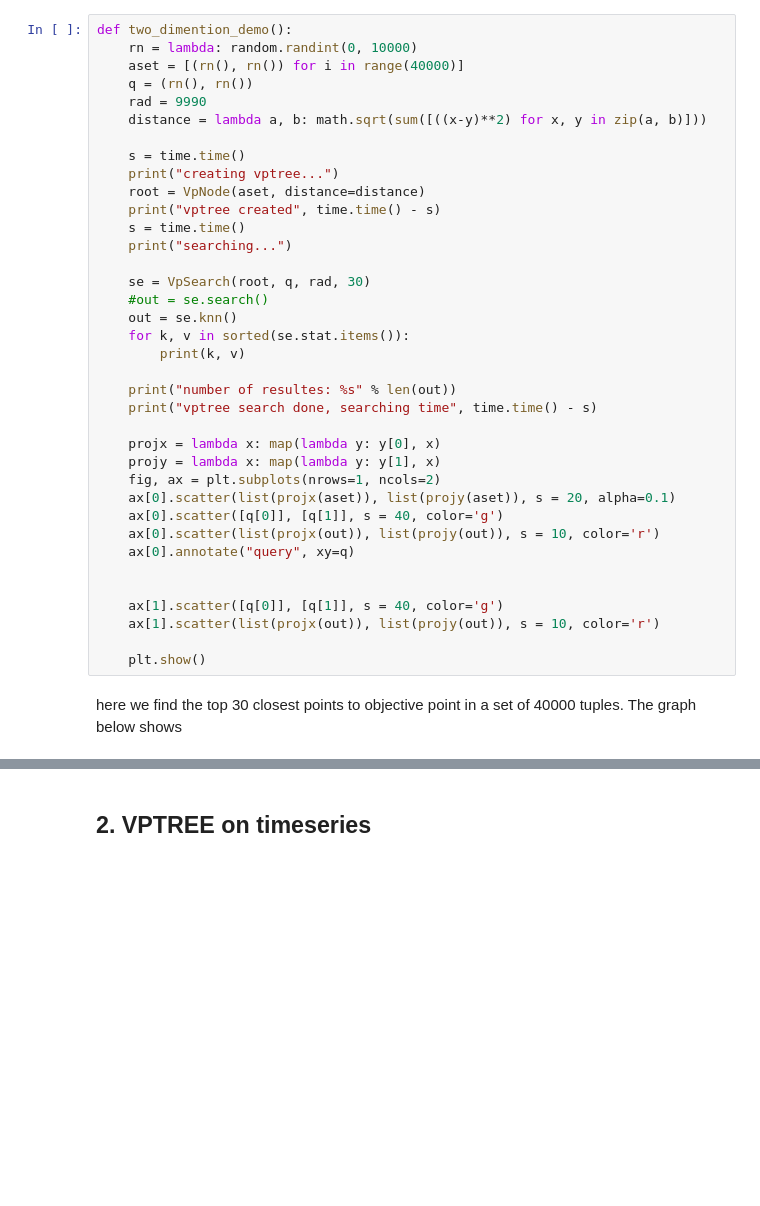
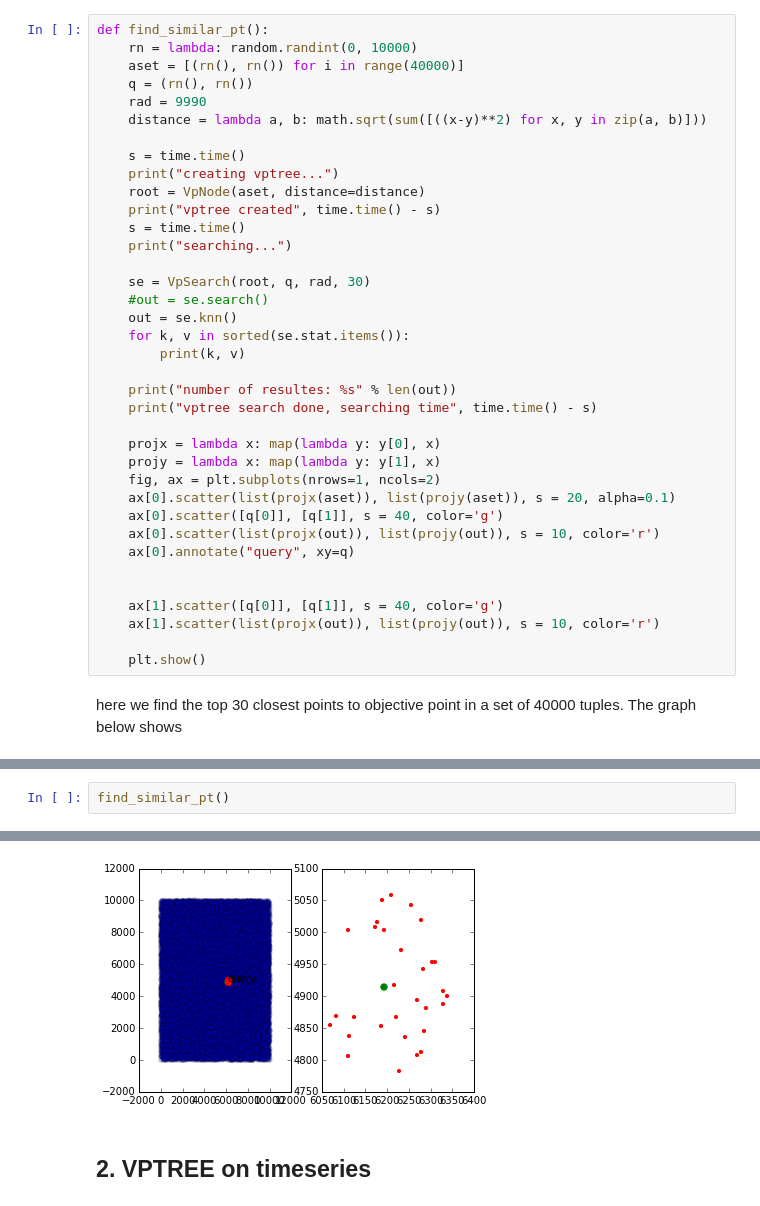
Before and after one commit to cs207-project/TimeSeries, a Jupyter notebook: docs/vptree_demo.ipynb, the cells around one changed output, grey strips where cells are left out. Cells and saved outputs as stored; diff of their text form; blank space fills up the shorter version.

```diff
--- a/docs/vptree_demo.ipynb
+++ b/docs/vptree_demo.ipynb
@@ -13,7 +11,7 @@ sys.path.append('/Users/Elena/Desktop/TimeSeries/')
 # %% [markdown]
 ## 1. In this example we performed a knn search in a 2d set with random
 # %%
-def two_dimention_demo():
+def find_similar_pt():
     rn = lambda: random.randint(0, 10000)
     aset = [(rn(), rn()) for i in range(40000)]
     q = (rn(), rn())
@@ -77,0 +52,3 @@ vptree search done, searching time 0.0481410026550293
+# %%
+find_similar_pt()
+# %% [output]
@@ -78,3 +75,4 @@ vptree search done, searching time 0.0481410026550293
+[figure, added]
 # %% [markdown]
 ## 2. VPTREE on timeseries
 # %%
```
Also changed, not shown: parts of 11 cells of this notebook, 2 other files.
